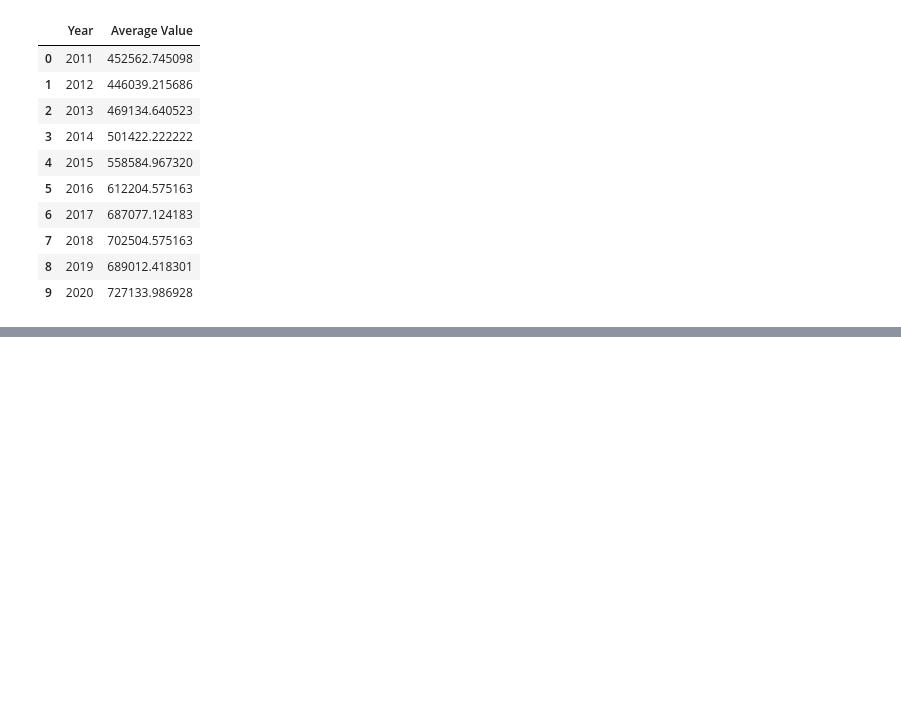
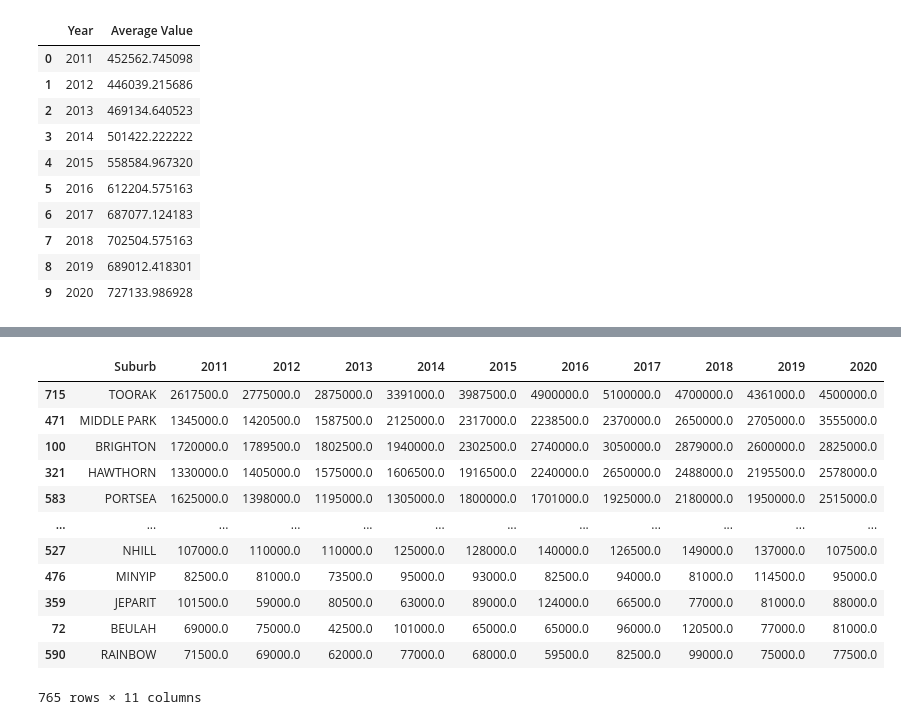
Before and after one commit to LP-116/Project-1, a Jupyter notebook: suburb year analysis.ipynb, the cells around one changed output, grey strips where cells are left out. Drawn from its saved outputs; the diff is of its cells as text; code cells hidden in the pictures; blank space fills up the shorter version.

```diff
--- a/suburb year analysis.ipynb
+++ b/suburb year analysis.ipynb
@@ -79,8 +79,8 @@ mel_subs_df
 | 804 | YINNAR | 183000 | 280500 | 208000 | 221500 | 220000 | 240000 | 182500 | 230000 | 270000 | 245000 | ... |
 803 rows × 13 columns
 # %%
-mel_subs_df = mel_subs_df.reset_index(drop=True)
-mel_subs_df
+vic_subs_df = vic_subs_df.reset_index(drop=True)
+vic_subs_df
 # %% [output]
 |  | NaN | 2009 | 2010 | 2011 | 2012 | 2013 | 2014 | 2015 | 2016 | 2017 | 2018 | ... |
 | 0 | ABBOTSFORD | 652000 | 736000 | 730000 | 714000 | 792500 | 862500 | 925000 | 1187500 | 1280000 | 1192500 | ... |
@@ -96,8 +96,8 @@ mel_subs_df
 | 802 | YINNAR | 183000 | 280500 | 208000 | 221500 | 220000 | 240000 | 182500 | 230000 | 270000 | 245000 | ... |
 803 rows × 13 columns
 # %%
-mel_subs_df = mel_subs_df.rename(columns={np.nan: "Suburb", "prelim 2020": "2020"})
-mel_subs_df
+vic_subs_df = vic_subs_df.rename(columns={np.nan: "Suburb", "prelim 2020": "2020"})
+vic_subs_df
 # %% [output]
 |  | Suburb | 2009 | 2010 | 2011 | 2012 | 2013 | 2014 | 2015 | 2016 | 2017 | 2018 | ... |
 | 0 | ABBOTSFORD | 652000 | 736000 | 730000 | 714000 | 792500 | 862500 | 925000 | 1187500 | 1280000 | 1192500 | ... |
@@ -131,8 +131,8 @@ mel_subs_df
 | 802 | YINNAR | 208000 | 221500 | 220000 | 240000 | 182500 | 230000 | 270000 | 245000 | 255000 | 237500 |
 803 rows × 11 columns
 # %%
-mel_subs_df = mel_subs_df.replace("-", np.nan)
-mel_subs_df
+vic_subs_df = vic_subs_df.replace("-", np.nan)
+vic_subs_df
 # %% [output]
 |  | Suburb | 2011 | 2012 | 2013 | 2014 | 2015 | 2016 | 2017 | 2018 | 2019 | 2020 |
 | 0 | ABBOTSFORD | 730000 | 714000 | 792500 | 862500 | 925000 | 1187500 | 1280000 | 1192500 | 1030000 | 1150000 |
@@ -226,0 +247,17 @@ sub_stats_df
+# %%
+sorted_subs_df = mel_subs_df.sort_values("2020", ascending=False)
+sorted_subs_df
+# %% [output]
+|  | Suburb | 2011 | 2012 | 2013 | 2014 | 2015 | 2016 | 2017 | 2018 | 2019 | 2020 |
+| 715 | TOORAK | 2617500.0 | 2775000.0 | 2875000.0 | 3391000.0 | 3987500.0 | 4900000.0 | 5100000.0 | 4700000.0 | 4361000.0 | 4500000.0 |
+| 471 | MIDDLE PARK | 1345000.0 | 1420500.0 | 1587500.0 | 2125000.0 | 2317000.0 | 2238500.0 | 2370000.0 | 2650000.0 | 2705000.0 | 3555000.0 |
+| 100 | BRIGHTON | 1720000.0 | 1789500.0 | 1802500.0 | 1940000.0 | 2302500.0 | 2740000.0 | 3050000.0 | 2879000.0 | 2600000.0 | 2825000.0 |
+| 321 | HAWTHORN | 1330000.0 | 1405000.0 | 1575000.0 | 1606500.0 | 1916500.0 | 2240000.0 | 2650000.0 | 2488000.0 | 2195500.0 | 2578000.0 |
+| 583 | PORTSEA | 1625000.0 | 1398000.0 | 1195000.0 | 1305000.0 | 1800000.0 | 1701000.0 | 1925000.0 | 2180000.0 | 1950000.0 | 2515000.0 |
+| ... | ... | ... | ... | ... | ... | ... | ... | ... | ... | ... | ... |
+| 527 | NHILL | 107000.0 | 110000.0 | 110000.0 | 125000.0 | 128000.0 | 140000.0 | 126500.0 | 149000.0 | 137000.0 | 107500.0 |
+| 476 | MINYIP | 82500.0 | 81000.0 | 73500.0 | 95000.0 | 93000.0 | 82500.0 | 94000.0 | 81000.0 | 114500.0 | 95000.0 |
+| 359 | JEPARIT | 101500.0 | 59000.0 | 80500.0 | 63000.0 | 89000.0 | 124000.0 | 66500.0 | 77000.0 | 81000.0 | 88000.0 |
+| 72 | BEULAH | 69000.0 | 75000.0 | 42500.0 | 101000.0 | 65000.0 | 65000.0 | 96000.0 | 120500.0 | 77000.0 | 81000.0 |
+| 590 | RAINBOW | 71500.0 | 69000.0 | 62000.0 | 77000.0 | 68000.0 | 59500.0 | 82500.0 | 99000.0 | 75000.0 | 77500.0 |
+765 rows × 11 columns
```
Also changed, not shown: parts of 13 cells of this notebook.
